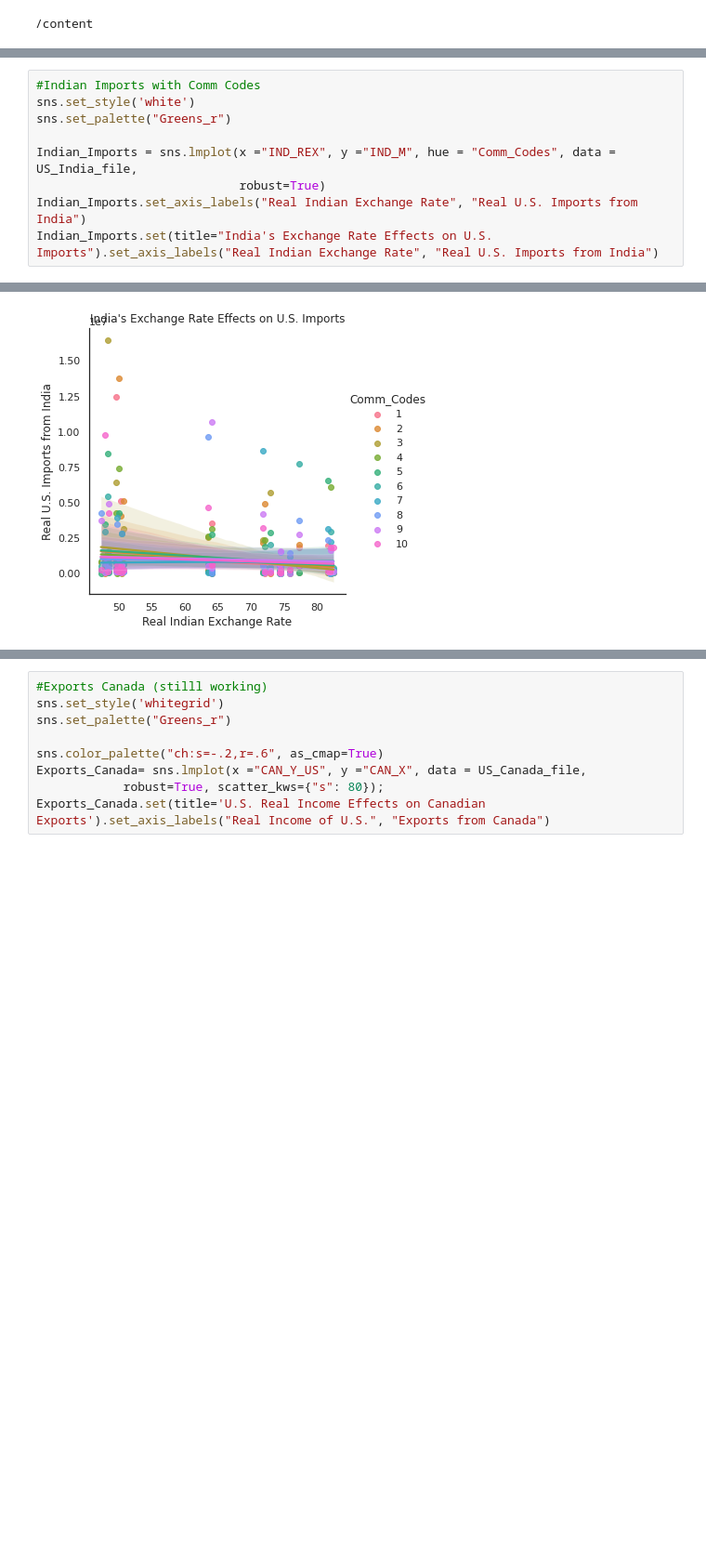
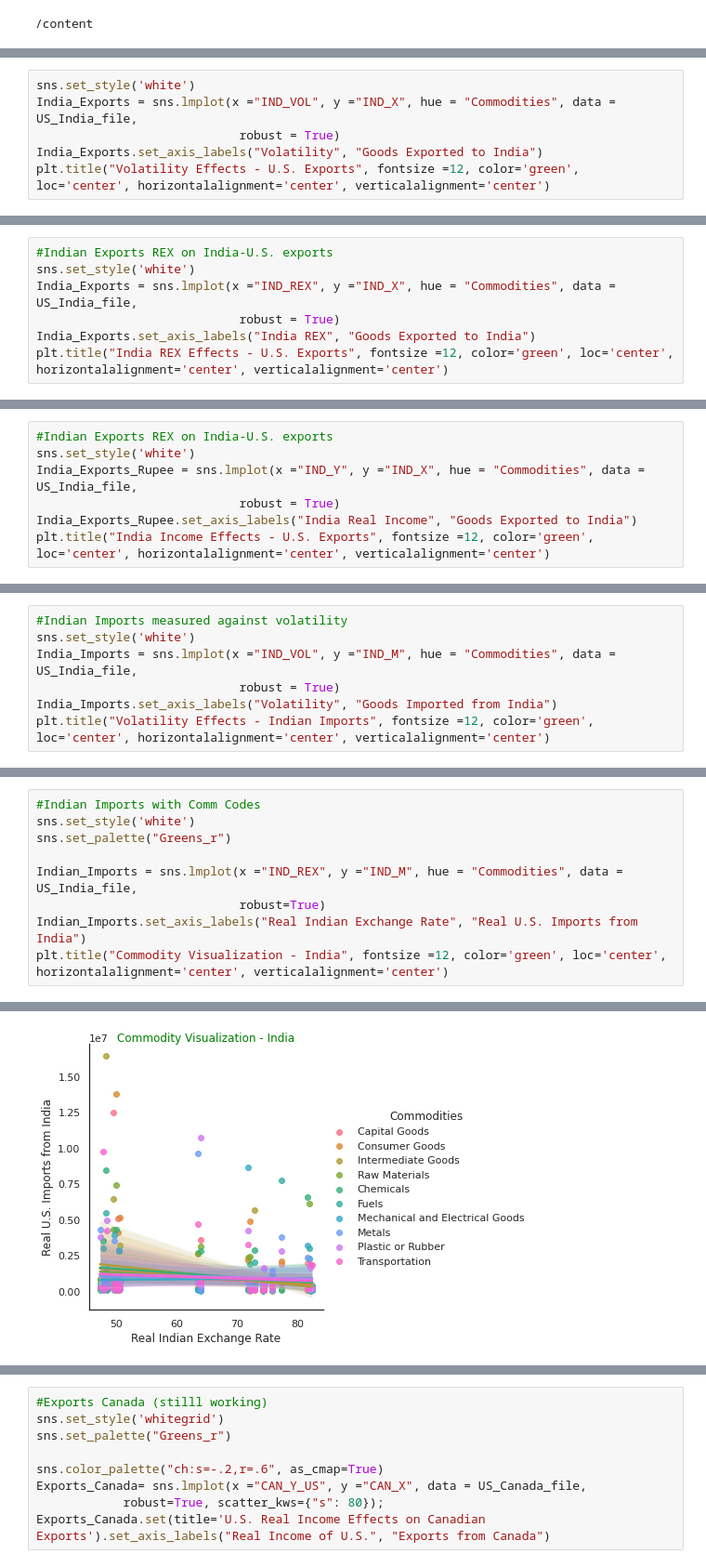
Before and after one commit to liznewsom/utexasportfolio, a Jupyter notebook: Final_Regression_Notebook.ipynb, the cells around one changed output, grey strips where cells are left out. Shown at 93% size. Cells and saved outputs as stored; diff of their text form; blank space fills up the shorter version.

```diff
--- a/Final_Regression_Notebook.ipynb
+++ b/Final_Regression_Notebook.ipynb
@@ -188,0 +206,6 @@ Canada_Imports.set(title="Canada's Exchange Rate Effects on U.S. Imports").set_a
+# %%
+sns.set_style('white')
+India_Exports = sns.lmplot(x ="IND_VOL", y ="IND_X", hue = "Commodities", data = US_India_file,
+                            robust = True)
+India_Exports.set_axis_labels("Volatility", "Goods Exported to India")
+plt.title("Volatility Effects - U.S. Exports", fontsize =12, color='green', loc='center', horizontalalignment='center', verticalalignment='center')
@@ -188,0 +215,7 @@ Canada_Imports.set(title="Canada's Exchange Rate Effects on U.S. Imports").set_a
+# %%
+#Indian Exports REX on India-U.S. exports
+sns.set_style('white')
+India_Exports = sns.lmplot(x ="IND_REX", y ="IND_X", hue = "Commodities", data = US_India_file,
+                            robust = True)
+India_Exports.set_axis_labels("India REX", "Goods Exported to India")
+plt.title("India REX Effects - U.S. Exports", fontsize =12, color='green', loc='center', horizontalalignment='center', verticalalignment='center')
@@ -188,0 +225,7 @@ Canada_Imports.set(title="Canada's Exchange Rate Effects on U.S. Imports").set_a
+# %%
+#Indian Exports REX on India-U.S. exports
+sns.set_style('white')
+India_Exports_Rupee = sns.lmplot(x ="IND_Y", y ="IND_X", hue = "Commodities", data = US_India_file,
+                            robust = True)
+India_Exports_Rupee.set_axis_labels("India Real Income", "Goods Exported to India")
+plt.title("India Income Effects - U.S. Exports", fontsize =12, color='green', loc='center', horizontalalignment='center', verticalalignment='center')
@@ -188,0 +235,7 @@ Canada_Imports.set(title="Canada's Exchange Rate Effects on U.S. Imports").set_a
+# %%
+#Indian Imports measured against volatility
+sns.set_style('white')
+India_Imports = sns.lmplot(x ="IND_VOL", y ="IND_M", hue = "Commodities", data = US_India_file,
+                            robust = True)
+India_Imports.set_axis_labels("Volatility", "Goods Imported from India")
+plt.title("Volatility Effects - Indian Imports", fontsize =12, color='green', loc='center', horizontalalignment='center', verticalalignment='center')
@@ -191,8 +247,8 @@ Canada_Imports.set(title="Canada's Exchange Rate Effects on U.S. Imports").set_a
 sns.set_style('white')
 sns.set_palette("Greens_r")
 
-Indian_Imports = sns.lmplot(x ="IND_REX", y ="IND_M", hue = "Comm_Codes", data = US_India_file,
+Indian_Imports = sns.lmplot(x ="IND_REX", y ="IND_M", hue = "Commodities", data = US_India_file,
                             robust=True)
 Indian_Imports.set_axis_labels("Real Indian Exchange Rate", "Real U.S. Imports from India")
-Indian_Imports.set(title="India's Exchange Rate Effects on U.S. Imports").set_axis_labels("Real Indian Exchange Rate", "Real U.S. Imports from India")
+plt.title("Commodity Visualization - India", fontsize =12, color='green', loc='center', horizontalalignment='center', verticalalignment='center')
 # %% [output]
@@ -200,4 +256,4 @@ Indian_Imports.set(title="India's Exchange Rate Effects on U.S. Imports").set_ax
-[figure, old version]
+[figure, new version]
 # %%
 #Canada and U.S. Income
 sns.set_style('whitegrid')
```
Also changed, not shown: parts of 20 cells of this notebook.
